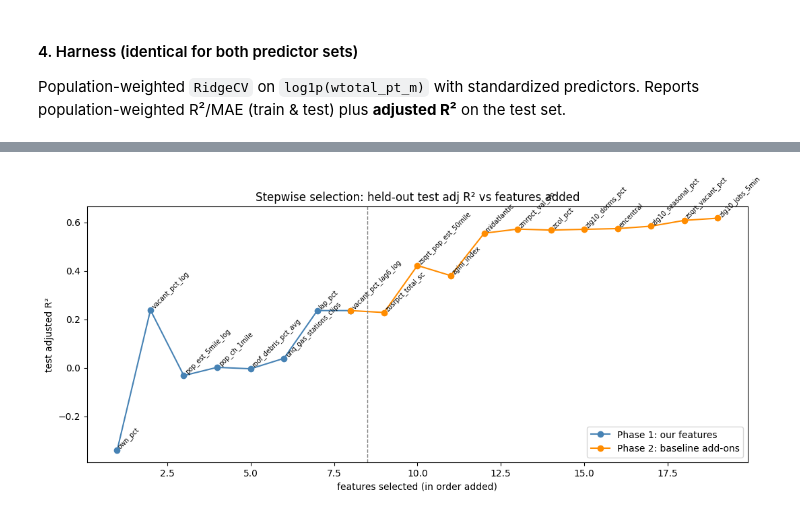
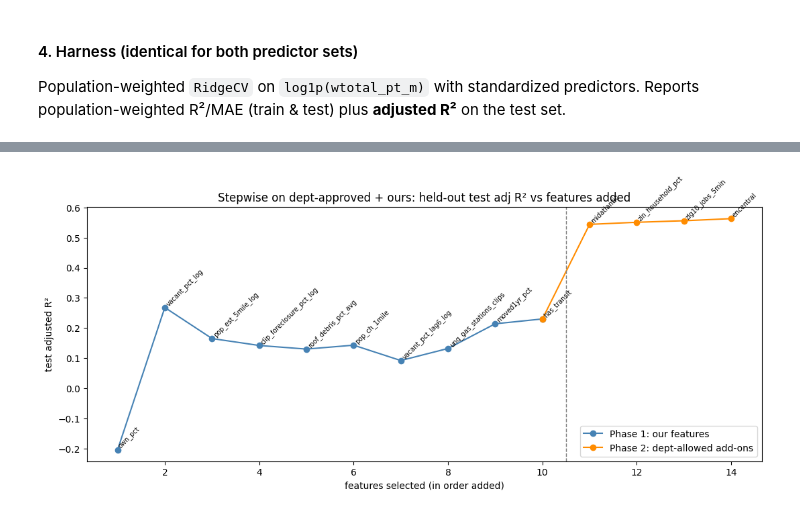
Before and after one commit to eprashar-clgx/crime-idx-2026, a Jupyter notebook: notebooks/regression_modelling/models/03_agency_comparison.ipynb, the cells around one changed output, grey strips where cells are left out. Drawn from its saved outputs; the diff is of its cells as text; code cells hidden in the pictures.

```diff
--- a/notebooks/regression_modelling/models/03_agency_comparison.ipynb
+++ b/notebooks/regression_modelling/models/03_agency_comparison.ipynb
@@ -122,9 +252,10 @@ To compare fairly, both models use the **same agencies** — those with `populat
 a valid `wtotal_pt_m`, and complete predictors in **both** sets — and the **same** 75/25 split.
 # %%
 pop_cut = 1000
+# fair common set: complete on the ORIGINAL baseline (superset of approved) AND our set
 complete = (muni["wtotal_pt_m"].notna()
             & (muni["population_m"] >= pop_cut)
-            & muni[new_predictors].notna().all(axis=1)
+            & muni[original_predictors].notna().all(axis=1)
             & muni[our_predictors].notna().all(axis=1))
 model_df = muni[complete].copy()
 print(f"common modeling set: {len(model_df):,} agencies "
@@ -204,11 +356,0 @@ its least favourable test; this is not a verdict on transit generally.)
-# %%
-# our best our-only model = full our set MINUS the redundant ACS transit proxies.
-transit_proxies = ["bus_pct", "train_pct"]
-our_best = [p for p in our_predictors if p not in transit_proxies]
-_, row_best, _ = fit_agency(our_best, "ours best (core + POI, no transit)")
-
-cols = ["n_predictors", "R2_test", "adjR2_test", "MAE_test"]
-best_cmp = pd.DataFrame([row_ours, row_best]).set_index("model")[cols]
-best_cmp["dAdjR2_vs_full_ours"] = (best_cmp["adjR2_test"]
-                                   - best_cmp.loc["ours only (replaces baseline)", "adjR2_test"]).round(3)
-best_cmp
@@ -372,8 +461,8 @@ def forward_select(pool, base=None, tol=TOL):
 # %%
-our_selected, hist1 = forward_select(our_predictors)
-print(f"selected {len(our_selected)} of {len(our_predictors)} our-predictors:")
+our_selected, hist1 = forward_select(ours_experiments)
+print(f"selected {len(our_selected)} of {len(ours_experiments)} our-predictors (reshaped transit):")
 print(our_selected)
-print("\n  full our-set   :", _test_fit(our_predictors))
+print("\n  full our-set    :", _test_fit(ours_experiments))
 print("  stepwise our-set:", _test_fit(our_selected))
 hist1
 # %% [output]
@@ -396,8 +487,8 @@ selected 8 of 21 our-predictors:
 # %%
-combined, hist2 = forward_select(new_predictors, base=our_selected)
+combined, hist2 = forward_select(dept_nonredundant, base=our_selected)
 added = [c for c in combined if c not in our_selected]
-print(f"baseline features added on top: {added}")
-print("\n  stepwise our-set      :", _test_fit(our_selected))
-print("  + baseline stepwise adds:", _test_fit(combined))
+print(f"dept-allowed features added on top: {added}")
+print("\n  stepwise our-set            :", _test_fit(our_selected))
+print("  + dept-allowed stepwise adds:", _test_fit(combined))
 hist2
 # %% [output]
@@ -420,20 +504,20 @@ baseline features added on top: ['zusrpct_total_sc', 'zsqrt_pop_est_50mile', 'zg
 # %%
 # validation curve: held-out test adjusted R² as features are added (phase 1 then phase 2)
 p1 = hist1.assign(phase="our features")
-p2 = hist2.assign(phase="baseline add-ons")
+p2 = hist2.assign(phase="dept-allowed add-ons")
 traj = pd.concat([p1, p2], ignore_index=True)
 traj["k"] = range(1, len(traj) + 1)
 
 fig, ax = plt.subplots(figsize=(11, 5))
 n1 = len(p1)
 ax.plot(traj["k"][:n1], traj["test_adjR2"][:n1], "-o", color="steelblue", label="Phase 1: our features")
-ax.plot(traj["k"][n1-1:], traj["test_adjR2"][n1-1:], "-o", color="darkorange", label="Phase 2: baseline add-ons")
+ax.plot(traj["k"][n1-1:], traj["test_adjR2"][n1-1:], "-o", color="darkorange", label="Phase 2: dept-allowed add-ons")
 for _, r in traj.iterrows():
     ax.annotate(r["added"], (r["k"], r["test_adjR2"]), rotation=45,
                 fontsize=7, ha="left", va="bottom")
 ax.axvline(n1 + 0.5, color="grey", ls="--", lw=1)
 ax.set_xlabel("features selected (in order added)"); ax.set_ylabel("test adjusted R²")
-ax.set_title("Stepwise selection: held-out test adj R² vs features added")
+ax.set_title("Stepwise on dept-approved + ours: held-out test adj R\u00b2 vs features added")
 ax.legend(loc="lower right"); plt.tight_layout()
 # %% [output]
-[figure, old version]
+[figure, new version]
```
Also changed, not shown: parts of 27 cells of this notebook, 1 other file.
